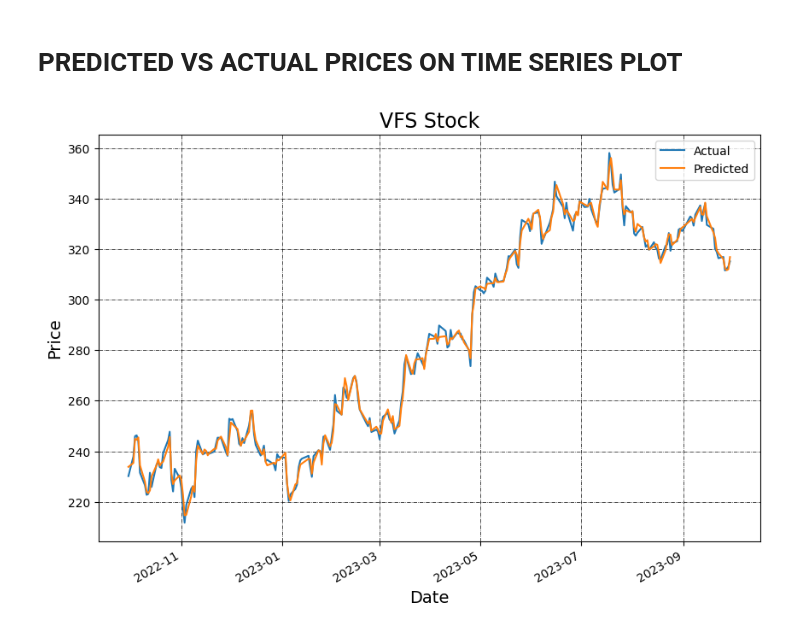
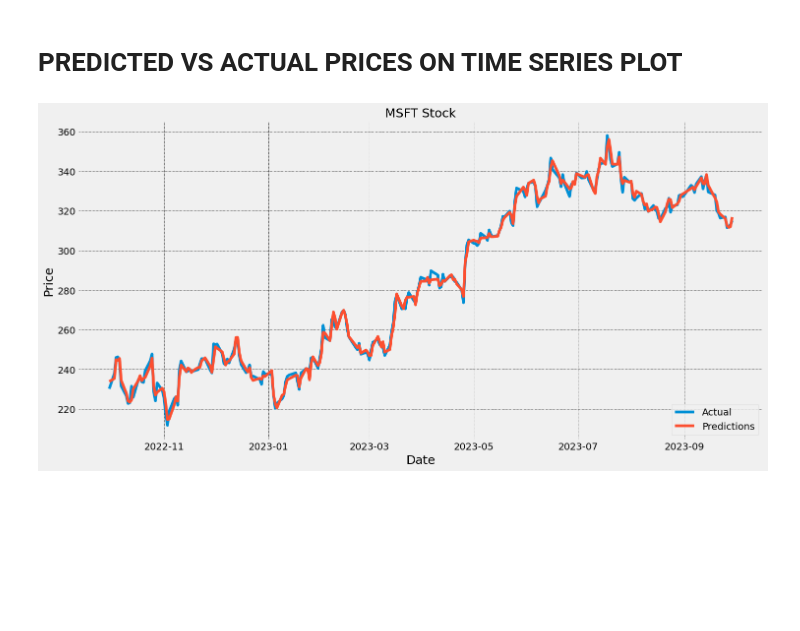
Before and after one commit to kh4n9373/STOCK-PRICE-PREDICTION, a Jupyter notebook: Machine Learning/Linear Regression.ipynb, the cells around one changed output. Cells and saved outputs as stored; diff of their text form; code cells hidden in the pictures; blank space fills up the shorter version.

```diff
--- a/Machine Learning/Linear Regression.ipynb
+++ b/Machine Learning/Linear Regression.ipynb
@@ -5,6 +5,7 @@ from pylab import rcParams #customizing plot display options
 import numpy as np
 import seaborn as sns
 import os
+plt.style.use('fivethirtyeight')
 
 from sklearn.ensemble import RandomForestRegressor # Random Forest Algorithm
 from sklearn.model_selection import train_test_split # Split the dataset into trainning and testing subsets
@@ -216,11 +217,13 @@ df_pred
 # %% [markdown]
 # PREDICTED VS ACTUAL PRICES ON TIME SERIES PLOT
 # %%
-df_pred[['Actual', 'Predicted']].plot(figsize=(10,7))
-plt.title('VFS Stock',fontsize=17)
-plt.ylabel('Price', fontsize=14)
-plt.xlabel('Date',fontsize=14)
+plt.figure(figsize = (16,8))
+plt.title('MSFT Stock',fontsize=18)
+plt.ylabel('Price', fontsize=18)
+plt.xlabel('Date',fontsize=18)
 plt.grid(which='major',color='k', linestyle='-.',linewidth=0.5)
+plt.plot(df_pred[['Actual', 'Predicted']])
+plt.legend(['Actual', 'Predictions'], loc = 'lower right')
 plt.show()
 # %% [output]
-[figure, old version]
+[figure, new version]
```
Also changed, not shown: parts of 1 cell of this notebook, 1 other file.
